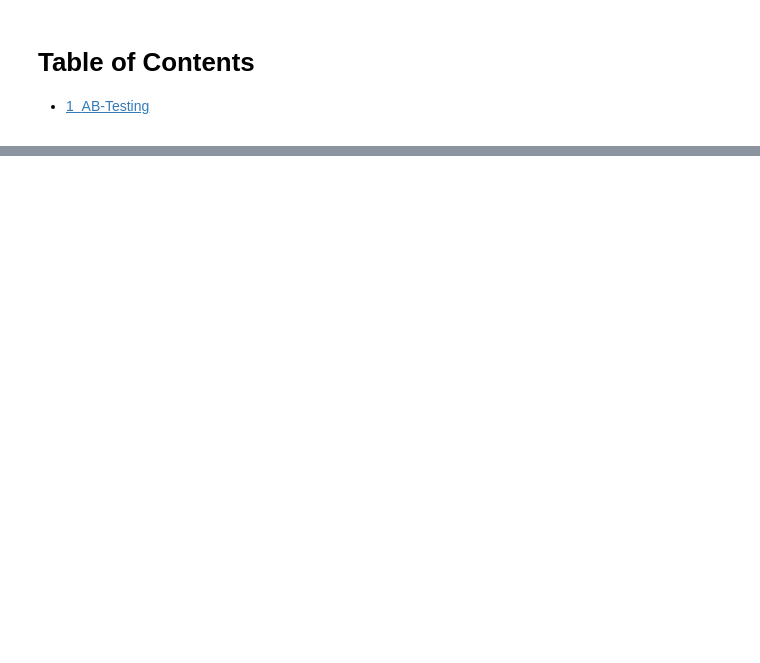
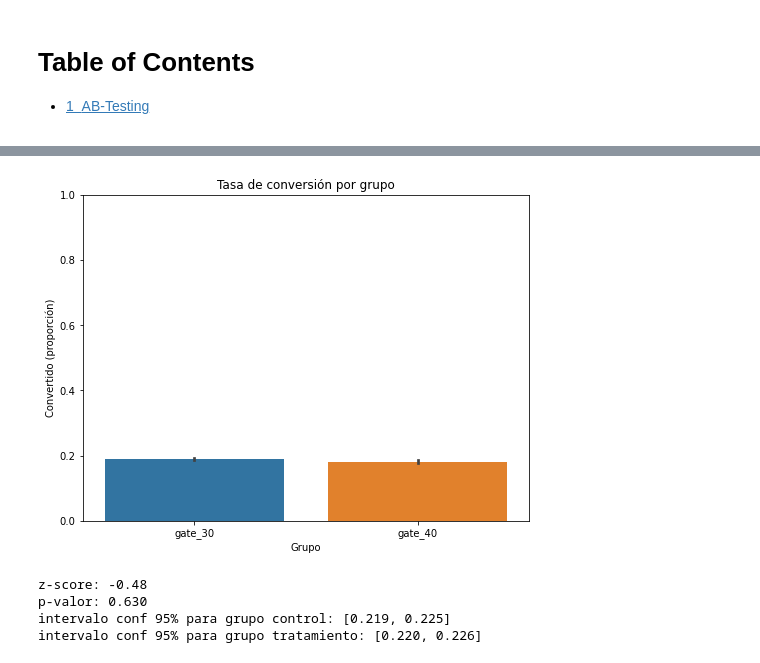
Before and after one commit to Ironhack-Data-Madrid-Octubre-2022/6.4_lab-AB-Testing, a Jupyter notebook: lab-ab-test.ipynb, the cells around one changed output, grey strips where cells are left out. Cells and saved outputs as stored; diff of their text form; code cells hidden in the pictures; blank space fills up the shorter version.

```diff
--- a/lab-ab-test.ipynb
+++ b/lab-ab-test.ipynb
@@ -32,0 +130,39 @@ import pylab as plt
+# %%
+plt.figure(figsize=(8,6))
+
+sns.barplot(x=ab_test['version'],
+            y=ab_test['retention_7'])
+
+plt.ylim(0, 1)
+plt.title('Tasa de conversión por grupo')
+plt.xlabel('Grupo')
+plt.ylabel('Convertido (proporción)');
+# %% [output]
+[figure, added]
+# %%
+control_res=ab_test[ab_test.version=='gate_30']['retention_1']
+
+trat_res=ab_test[ab_test.version=='gate_40']['retention_1']
+
+observaciones=44700+ 45489  # count
+
+
+
+conversiones=[control_res.sum(), trat_res.sum()]  # conversiones por grupo
+
+
+z_score, p_valor = proportions_ztest(conversiones, nobs=observaciones)
+
+(control_a, trata_a), (control_b, trata_b) = proportion_confint(conversiones,
+                                                                nobs=observaciones,
+                                                                alpha=0.05)
+
+print(f'z-score: {z_score:.2f}')
+print(f'p-valor: {p_valor:.3f}')
+print(f'intervalo conf 95% para grupo control: [{control_a:.3f}, {control_b:.3f}]')
+print(f'intervalo conf 95% para grupo tratamiento: [{trata_a:.3f}, {trata_b:.3f}]')
+# %% [output]
+z-score: -0.48
+p-valor: 0.630
+intervalo conf 95% para grupo control: [0.219, 0.225]
+intervalo conf 95% para grupo tratamiento: [0.220, 0.226]
```
Also changed, not shown: parts of 25 cells of this notebook, 1 other file.
